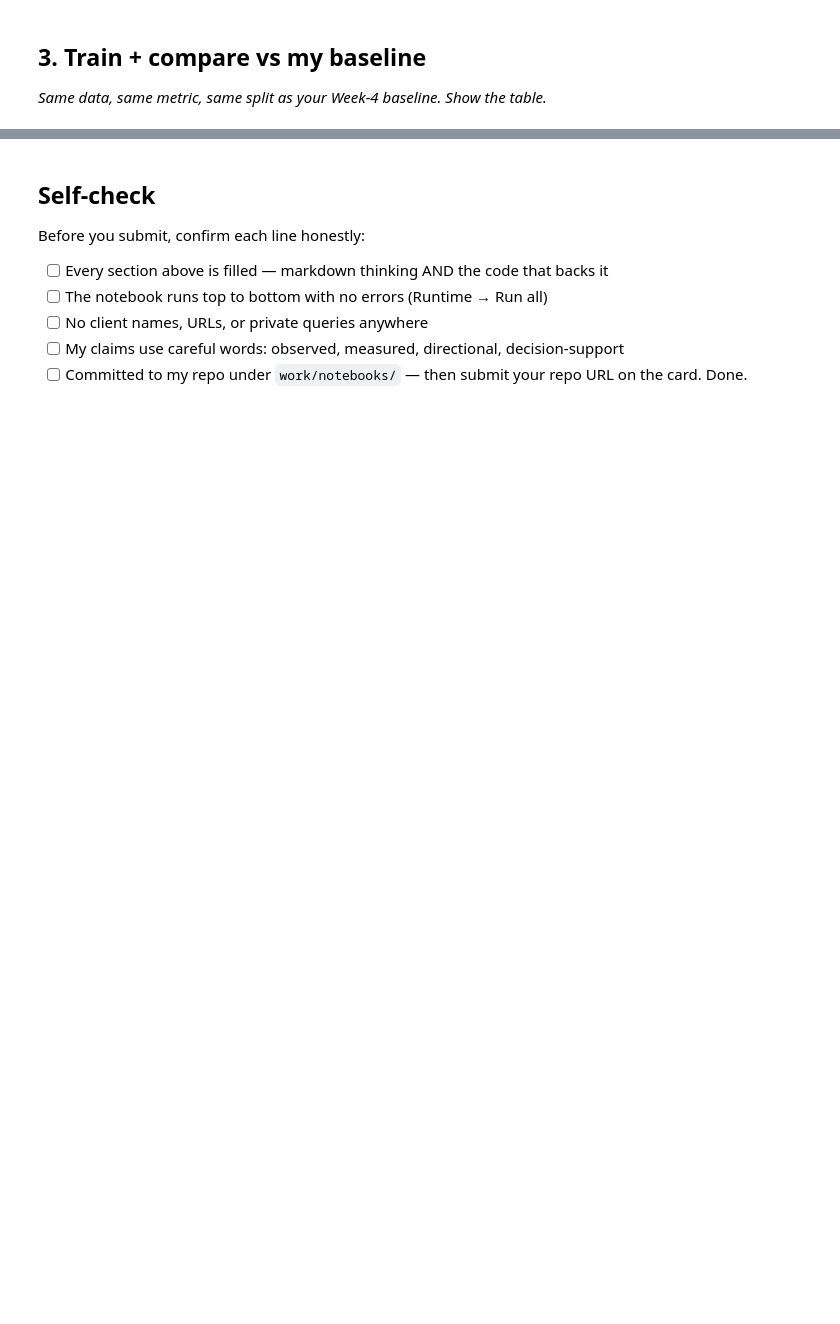
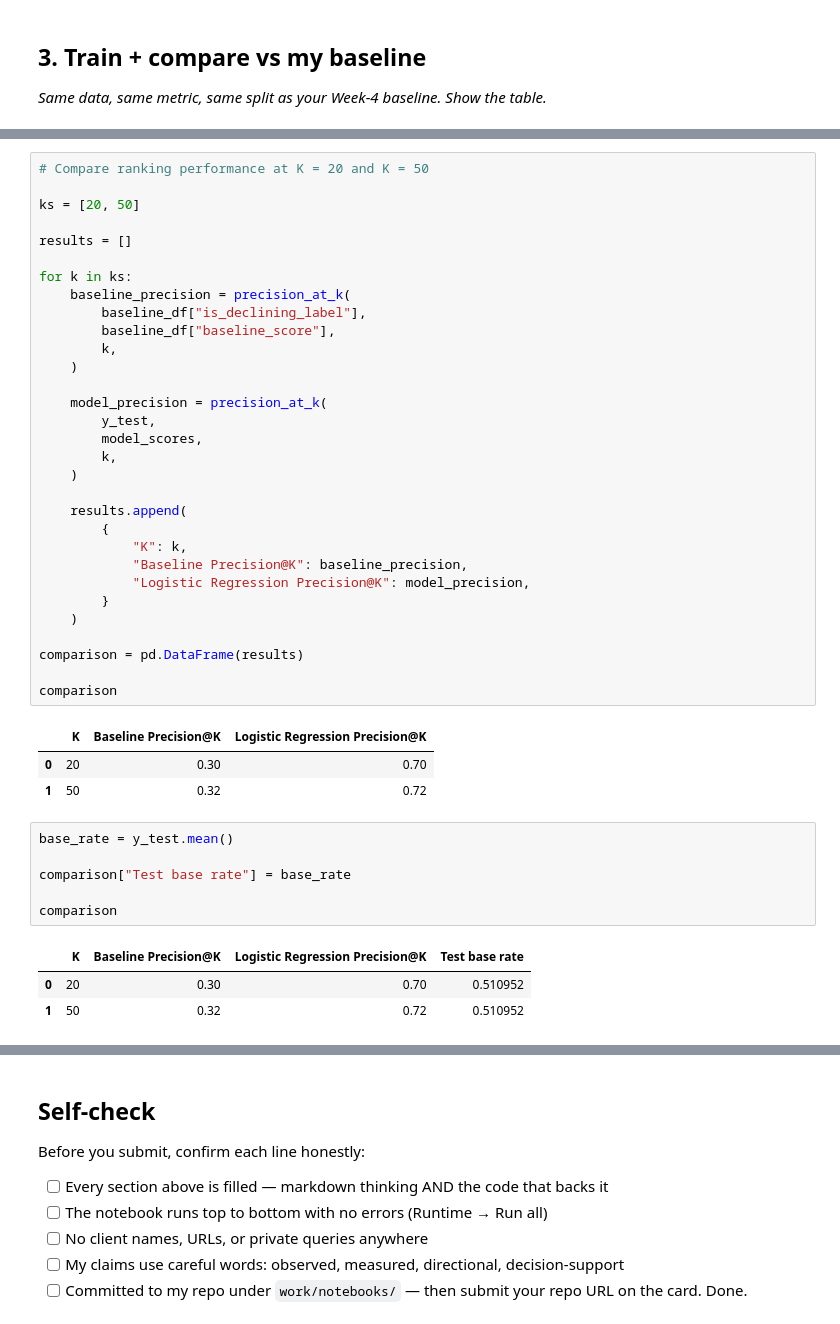
Before and after one commit to samana-gillani/flyrank-ml-internship, a Jupyter notebook: work/notebooks/w05_model.ipynb, the cells around one changed output, grey strips where cells are left out. Drawn from its saved outputs; the diff is of its cells as text; blank space fills up the shorter version.

```diff
--- a/work/notebooks/w05_model.ipynb
+++ b/work/notebooks/w05_model.ipynb
@@ -36,0 +285,45 @@ This skeleton is yours to fill. Work the sections **in order** — each one has
+# %%
+# Compare ranking performance at K = 20 and K = 50
+
+ks = [20, 50]
+
+results = []
+
+for k in ks:
+    baseline_precision = precision_at_k(
+        baseline_df["is_declining_label"],
+        baseline_df["baseline_score"],
+        k,
+    )
+
+    model_precision = precision_at_k(
+        y_test,
+        model_scores,
+        k,
+    )
+
+    results.append(
+        {
+            "K": k,
+            "Baseline Precision@K": baseline_precision,
+            "Logistic Regression Precision@K": model_precision,
+        }
+    )
+
+comparison = pd.DataFrame(results)
+
+comparison
+# %% [output]
+|  | K | Baseline Precision@K | Logistic Regression Precision@K |
+| 0 | 20 | 0.30 | 0.70 |
+| 1 | 50 | 0.32 | 0.72 |
+# %%
+base_rate = y_test.mean()
+
+comparison["Test base rate"] = base_rate
+
+comparison
+# %% [output]
+|  | K | Baseline Precision@K | Logistic Regression Precision@K | Test base rate |
+| 0 | 20 | 0.30 | 0.70 | 0.510952 |
+| 1 | 50 | 0.32 | 0.72 | 0.510952 |
```
Also changed, not shown: parts of 25 cells of this notebook.
